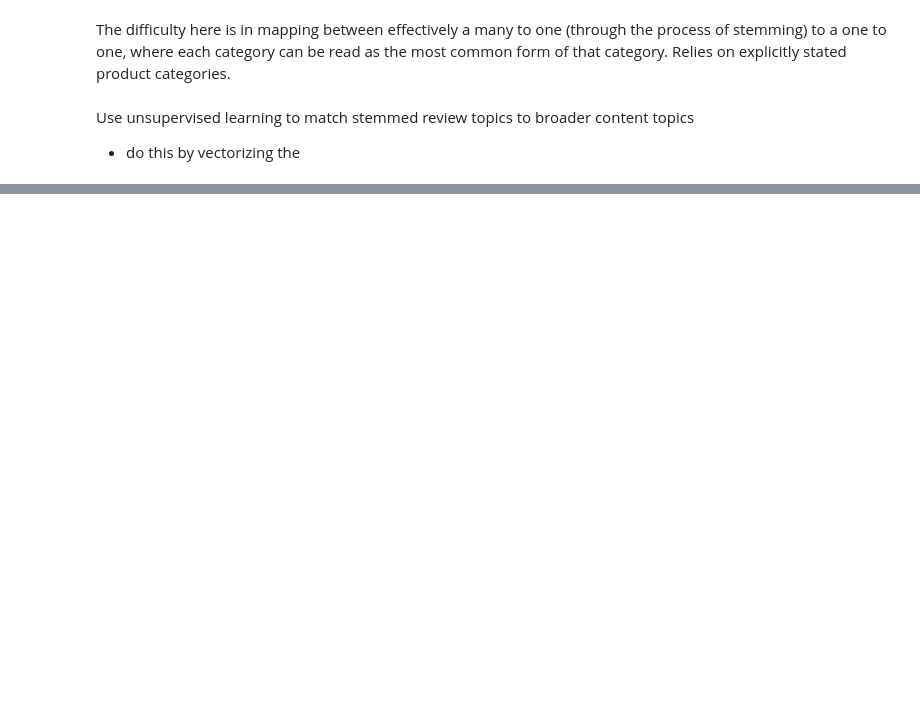
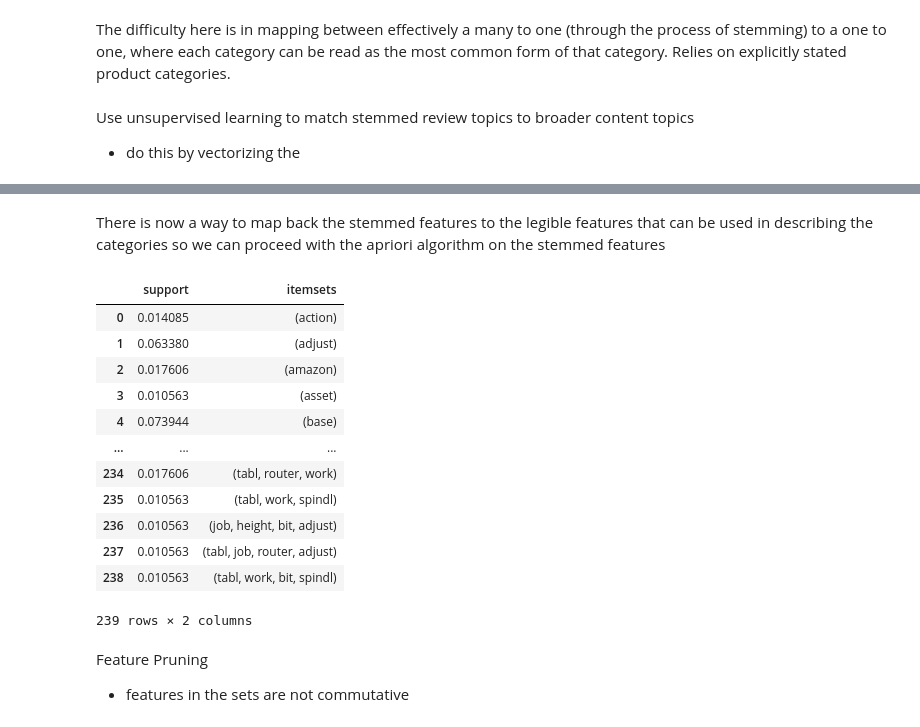
Before and after one commit to metajos/opinion-miner, a Jupyter notebook: testing.ipynb, the cells around one changed output, grey strips where cells are left out. Drawn from its saved outputs; the diff is of its cells as text; code cells hidden in the pictures; blank space fills up the shorter version.

Commit message:
finished feature p support pruning

```diff
--- a/testing.ipynb
+++ b/testing.ipynb
@@ -96,0 +148,30 @@ vocabulary
+# %% [markdown]
+There is now a way to map back the stemmed features to the legible features that can be used in describing the categories so we can proceed with the apriori algorithm on the stemmed features
+# %%
+from mlxtend.preprocessing import TransactionEncoder
+from mlxtend.frequent_patterns import apriori, association_rules
+
+d = item_set
+te = TransactionEncoder()
+te_ary = te.fit(d).transform(d)
+df = pd.DataFrame(te_ary, columns = te.columns_)
+frequent_items = apriori(df, min_support=0.01, use_colnames=True)
+frequent_items
+# %% [output]
+|  | support | itemsets |
+| 0 | 0.014085 | (action) |
+| 1 | 0.063380 | (adjust) |
+| 2 | 0.017606 | (amazon) |
+| 3 | 0.010563 | (asset) |
+| 4 | 0.073944 | (base) |
+| ... | ... | ... |
+| 234 | 0.017606 | (tabl, router, work) |
+| 235 | 0.010563 | (tabl, work, spindl) |
+| 236 | 0.010563 | (job, height, bit, adjust) |
+| 237 | 0.010563 | (tabl, job, router, adjust) |
+| 238 | 0.010563 | (tabl, work, bit, spindl) |
+239 rows × 2 columns
+# %% [markdown]
+Feature Pruning
+
+- features in the sets are not commutative
```
Also changed, not shown: parts of 19 cells of this notebook, 2 other files.
